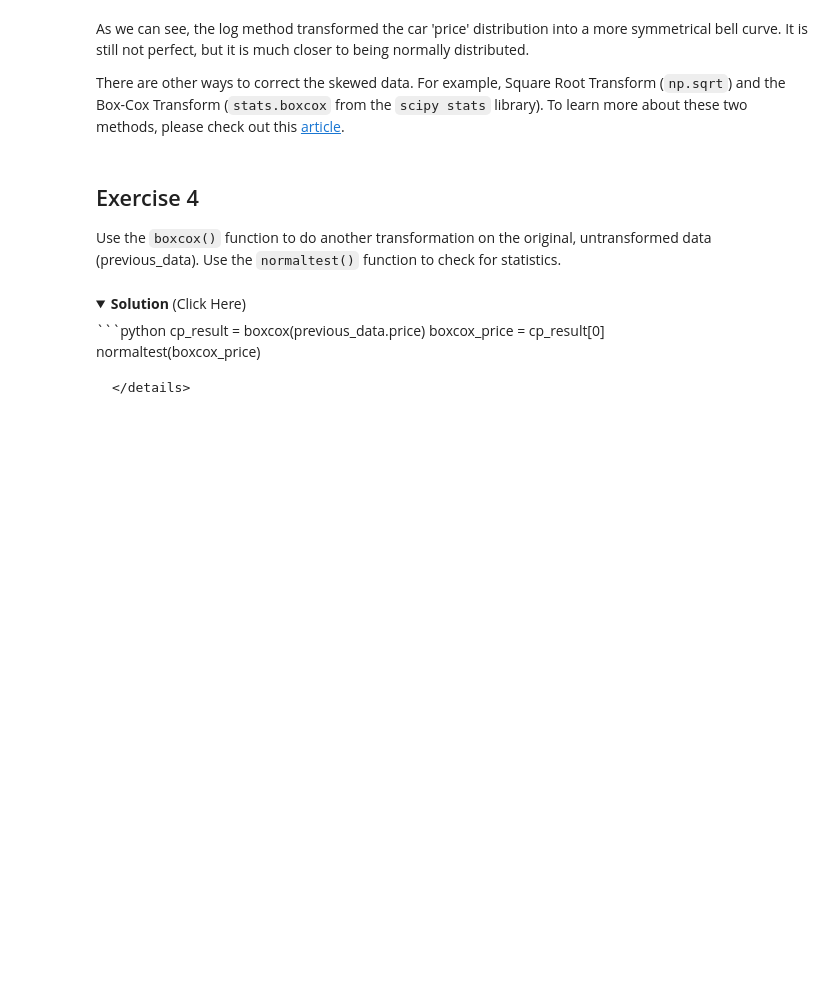
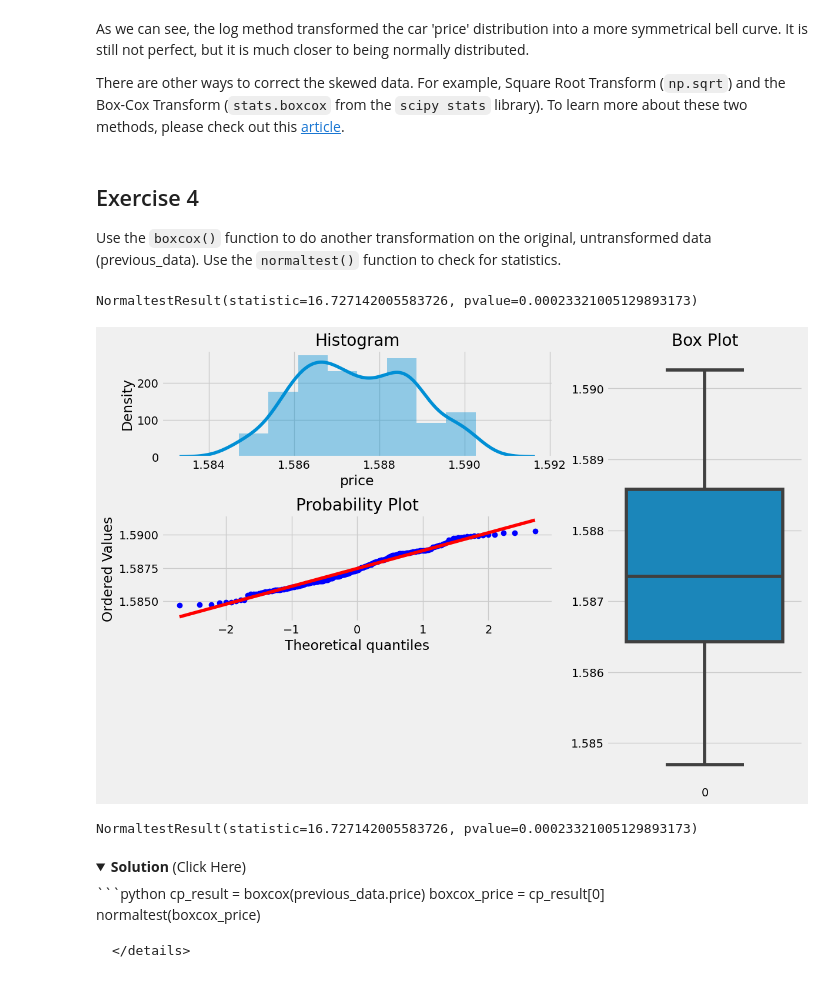
Before and after one commit to tycoi2005/202308_machine_learning_ibm_coursera, a Jupyter notebook: 002supervised-machine-learning-regression/linear_regression.ipynb, the cells around one changed output. Cells and saved outputs as stored; diff of their text form; code cells hidden in the pictures; folded sections open; blank space fills up the shorter version.

```diff
--- a/002supervised-machine-learning-regression/linear_regression.ipynb
+++ b/002supervised-machine-learning-regression/linear_regression.ipynb
@@ -613,6 +621,20 @@ There are other ways to correct the skewed data. For example, Square Root Transf
 Use the `boxcox()` function to do another transformation on the original, untransformed data (previous_data). Use the `normaltest()` function to check for statistics.
 # %%
 # Enter your code and run the cell
+boxcox_data = previous_data.copy()
+boxcox_data['price'], lam = boxcox(boxcox_data['price'])
+plotting_3_chart(boxcox_data, 'price')
+print(normaltest(boxcox_data.price.values))
+# %% [output]
+NormaltestResult(statistic=16.727142005583726, pvalue=0.00023321005129893173)
+[figure, added]
+# %%
+cp_result = boxcox(previous_data.price)
+boxcox_price = cp_result[0]
+
+normaltest(boxcox_price)
+# %% [output]
+NormaltestResult(statistic=16.727142005583726, pvalue=0.00023321005129893173)
 # %% [markdown]
 <details>
 <summary><strong>Solution</strong> (Click Here)</summary>
```
Also changed, not shown: parts of 38 cells of this notebook.
